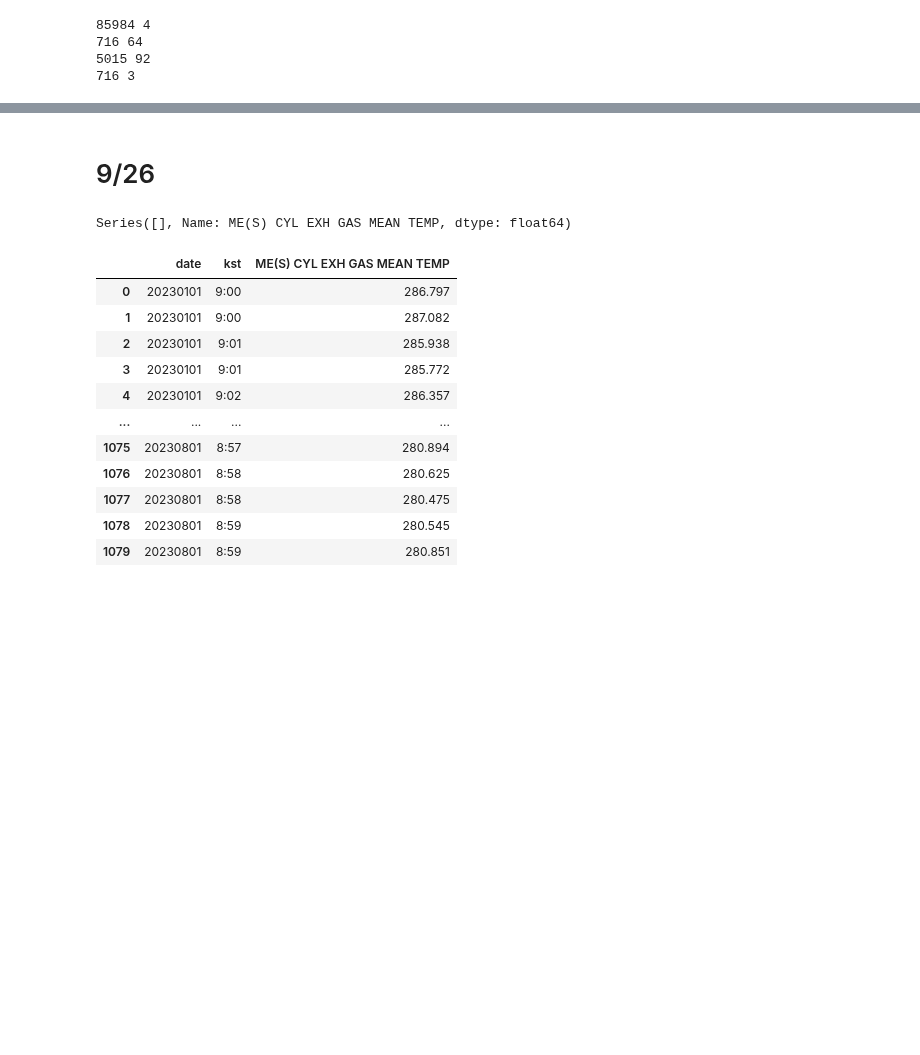
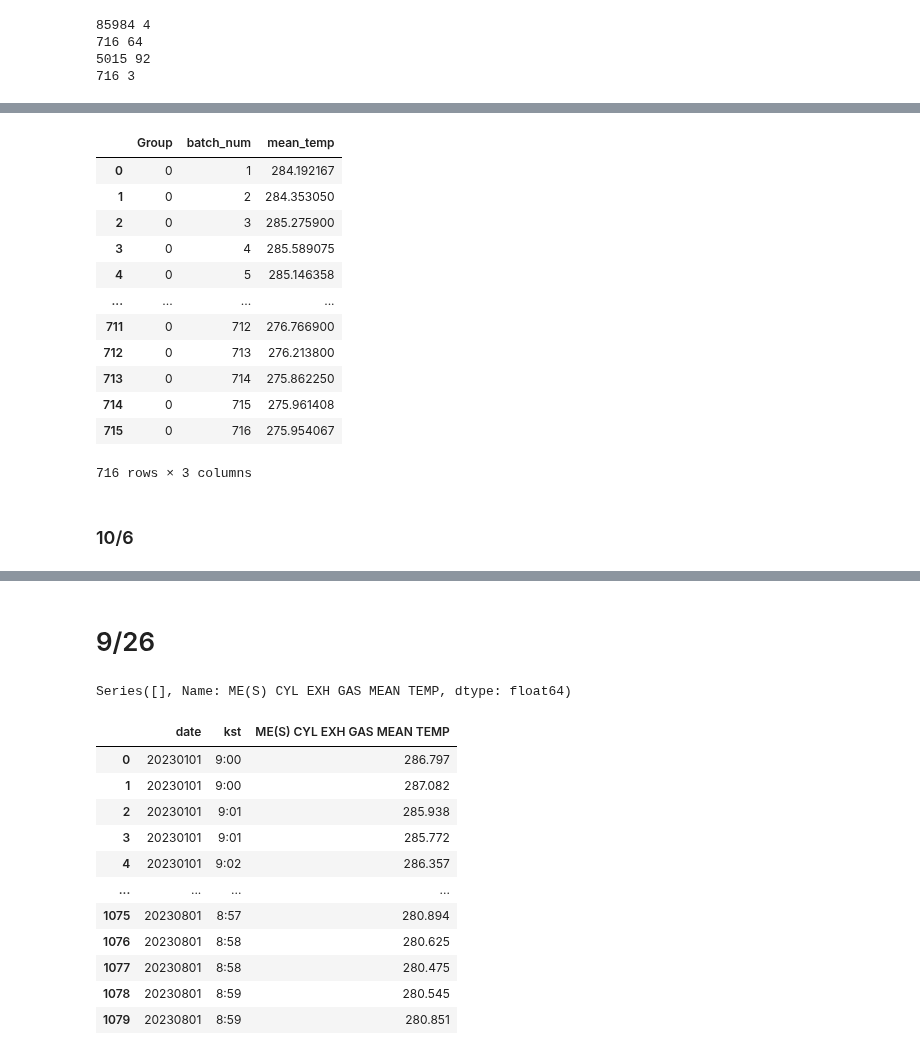
Before and after one commit to ksh914/hanhwa, a Jupyter notebook: data.ipynb, the cells around one changed output, grey strips where cells are left out. Cells and saved outputs as stored; diff of their text form; code cells hidden in the pictures; blank space fills up the shorter version.

```diff
--- a/data.ipynb
+++ b/data.ipynb
@@ -129,0 +156,18 @@ print(5015 // 7, 5015 % 7) # 120 * 3 = 360 -> 452
+# %%
+group_1
+# %% [output]
+|  | Group | batch_num | mean_temp |
+| 0 | 0 | 1 | 284.192167 |
+| 1 | 0 | 2 | 284.353050 |
+| 2 | 0 | 3 | 285.275900 |
+| 3 | 0 | 4 | 285.589075 |
+| 4 | 0 | 5 | 285.146358 |
+| ... | ... | ... | ... |
+| 711 | 0 | 712 | 276.766900 |
+| 712 | 0 | 713 | 276.213800 |
+| 713 | 0 | 714 | 275.862250 |
+| 714 | 0 | 715 | 275.961408 |
+| 715 | 0 | 716 | 275.954067 |
+716 rows × 3 columns
+# %% [markdown]
+### 10/6
```
Also changed, not shown: parts of 22 cells of this notebook, 19 other files.
